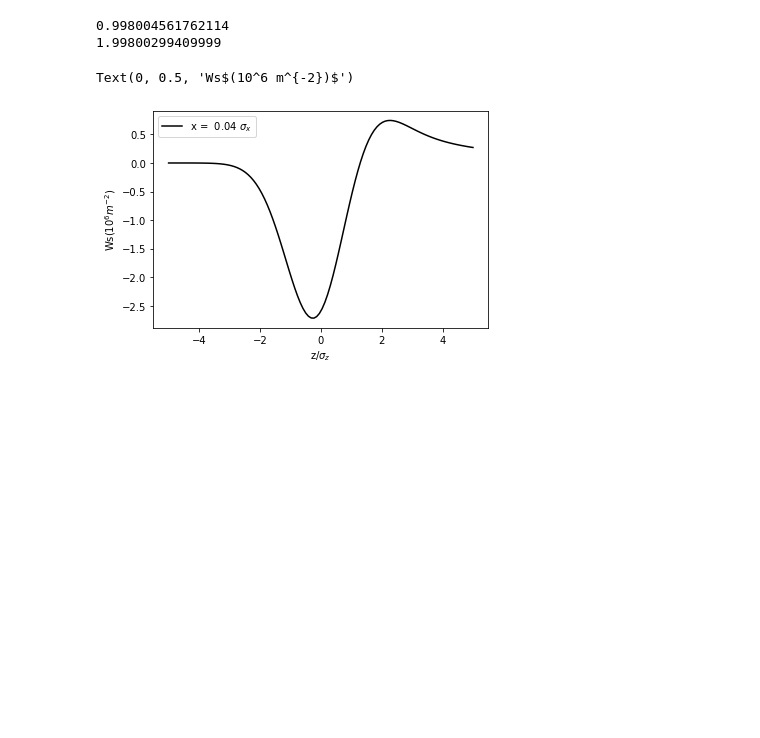
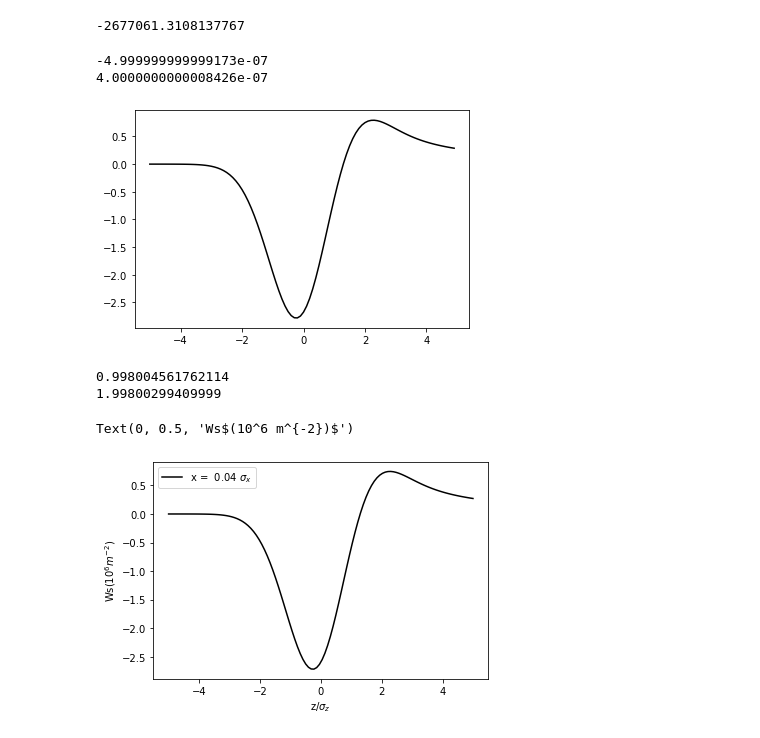
Before and after one commit to weiyuanlou/PyCSR2D, a Jupyter notebook: examples/benchmark.ipynb, the cells around one changed output. Drawn from its saved outputs; the diff is of its cells as text; code cells hidden in the pictures; blank space fills up the shorter version.

```diff
--- a/examples/benchmark.ipynb
+++ b/examples/benchmark.ipynb
@@ -9,3 +9,30 @@ sys.path.append(parent_dir)
 # %%
 from csr2d.core import psi_s, psi_x, Ws, Wx
 import numpy as np
+# %%
+gamma = 500
+rho = 1
+sigmax = 10E-6
+sigmaz = 10E-6
+dz = 0.1*sigmaz
+dx = 0.1*sigmax
+
+zvec,xvec, WsConv = Ws(gamma,rho,sigmaz,sigmax,dz,dx)
+# %%
+WsConv[zix_min,xix_min]
+# %% [output]
+-2677061.3108137767
+# %%
+xcenix = int(np.floor(xvec.shape[0]/2))
+print(xvec[xcenix-1])
+print(xvec[xcenix])
+# %% [output]
+-4.999999999999173e-07
+4.0000000000008426e-07
+# %%
+xvec_abs=abs(xvec)
+xcenix = np.where(abs(xvec_abs) == xvec_abs.min())[0][0]
+xvec[xcenix]
+plt.plot(zvec/sigmaz, WsConv[:,int(xcenix)]/1e6, '-', color='black', label=f"x = {xvec[xcenix]/sigmax:5.2f} $\sigma_x$");
+# %% [output]
+[figure, added]
```
Also changed, not shown: parts of 3 cells of this notebook, 5 other files.
